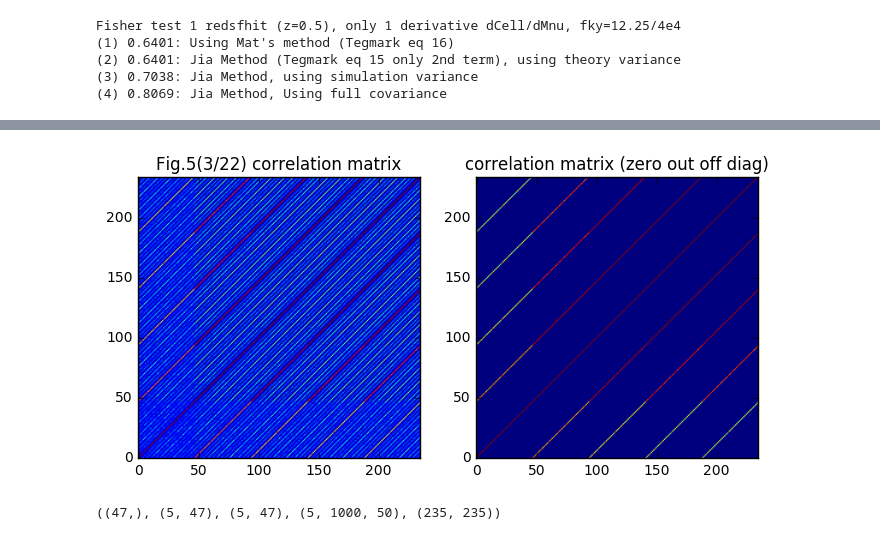
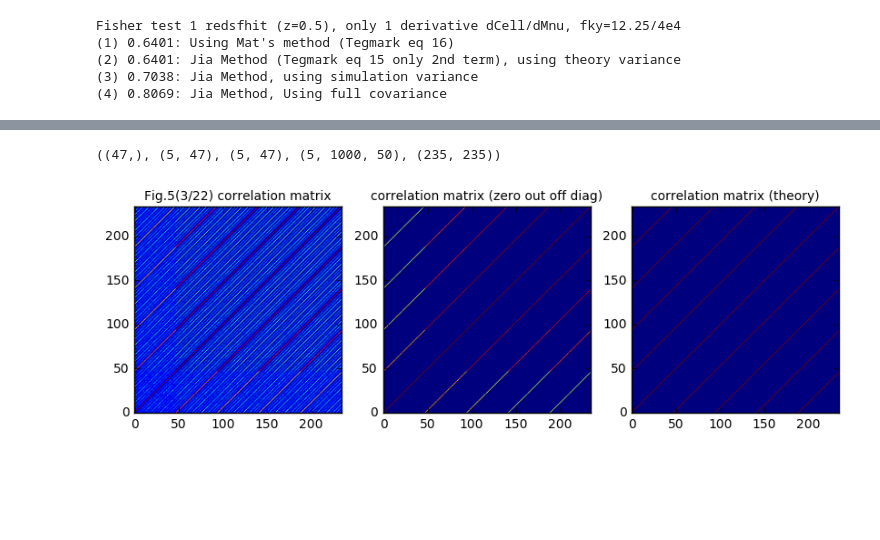
Before and after one commit to liuxx479/fisher, a Jupyter notebook: fisher.ipynb, the cells around one changed output, grey strips where cells are left out. Drawn from its saved outputs; the diff is of its cells as text; code cells hidden in the pictures; blank space fills up the shorter version.

```diff
--- a/fisher.ipynb
+++ b/fisher.ipynb
@@ -356,32 +396,26 @@ copyarray = lambda x, times: repeat(x.reshape(1,-1),times,axis=0).flatten()
 
 dd5_arr = [squeeze(iarr[:,idx]) for iarr in [dcldmnu_jia, dcldom_jia, dcldAs_jia]]
 Cl5 = squeeze(ps_fidu_avg[:,idx])## shape (5, 47)
+dd5_flat = [idd.flatten() for idd in dd5_arr] ## flatten the derivative array
 ps2 = swapaxes(ps_fidu[:,:,idx],1,2)
 Cov5 = cov(ps2.reshape(-1,1000), rowvar=1) #* (2e4/12.25)
 
 ## (1) zero out the off diagonal components
 ## (1b) zero out off diag, use theory variance
-Cov_diagT = zeros(shape=iCov.shape)
+Cov5_diagT = zeros(shape=Cov5.shape)
 Cov5_diag = zeros(shape=Cov5.shape)
 for j in arange(5):
     for k in arange(5):
         for i in arange(47):
             #print j*47+i,k*47+i
             Cov5_diag[j*47+i,k*47+i] = Cov5[j*47+i,k*47+i]
-            Cov_diagT[j*47+i,k*47+i] = 2/((2*ellF[i]+1)*fsim*dell[i])*Cl5[j,i]*Cl5[k,i]
-f, (ax1,ax2)=subplots(1,2,figsize=(8,4))
-ax1.imshow(WLanalysis.corr_mat(Cov5),origin='lower')
-ax1.set_title('Fig.5(3/22) correlation matrix')
-ax2.imshow(WLanalysis.corr_mat(Cov5_diag),origin='lower')
-ax2.set_title('correlation matrix (zero out off diag)')
-show()
+            Cov5_diagT[j*47+i,k*47+i] = 2/((2*ellF[i]+1)*fsim*dell[i])*Cl5[j,i]*Cl5[k,i]
 
 
-
-# ## (2) inverse covariance matrix
-# iCovI = mat(iCov).I
-# iCovdiagI = mat(iCov_diag).I
-# iCovdiagTI = mat(iCov_diagT).I
+## (2) inverse covariance matrix
+Cov5I = mat(Cov5).I
+Cov5diagI = mat(Cov5_diag).I
+#Cov5diagTI = mat(Cov5_diagT).I
 
 ## (3) Fisher matrices
 F_mat = zeros(shape=(3,3))
@@ -411,9 +445,18 @@ F_jiafull = zeros(shape=(3,3))
 # (3) %s: Jia Method, using simulation variance
 # (4) %s: Jia Method, Using full covariance
 # '''% (Ferr_out[0], Ferr_out[1], Ferr_out[2], Ferr_out[3])
-# %% [output]
-[figure, removed]
 # %%
 id1.shape, dd5_arr[0].shape, Cl5.shape, ps_fidu.shape, Cov5.shape
 # %% [output]
 ((47,), (5, 47), (5, 47), (5, 1000, 50), (235, 235))
+# %%
+f, (ax1,ax2, ax3)=subplots(1,3,figsize=(10,3.5))
+ax1.imshow(WLanalysis.corr_mat(Cov5),origin='lower')
+ax1.set_title('Fig.5(3/22) correlation matrix', fontsize=10)
+ax2.imshow(WLanalysis.corr_mat(Cov5_diag),origin='lower')
+ax2.set_title('correlation matrix (zero out off diag)', fontsize=10)
+ax3.imshow(WLanalysis.corr_mat(Cov5_diagT),origin='lower')
+ax3.set_title('correlation matrix (theory)', fontsize=10)
+show()
+# %% [output]
+[figure, added]
```
Also changed, not shown: parts of 4 cells of this notebook.
